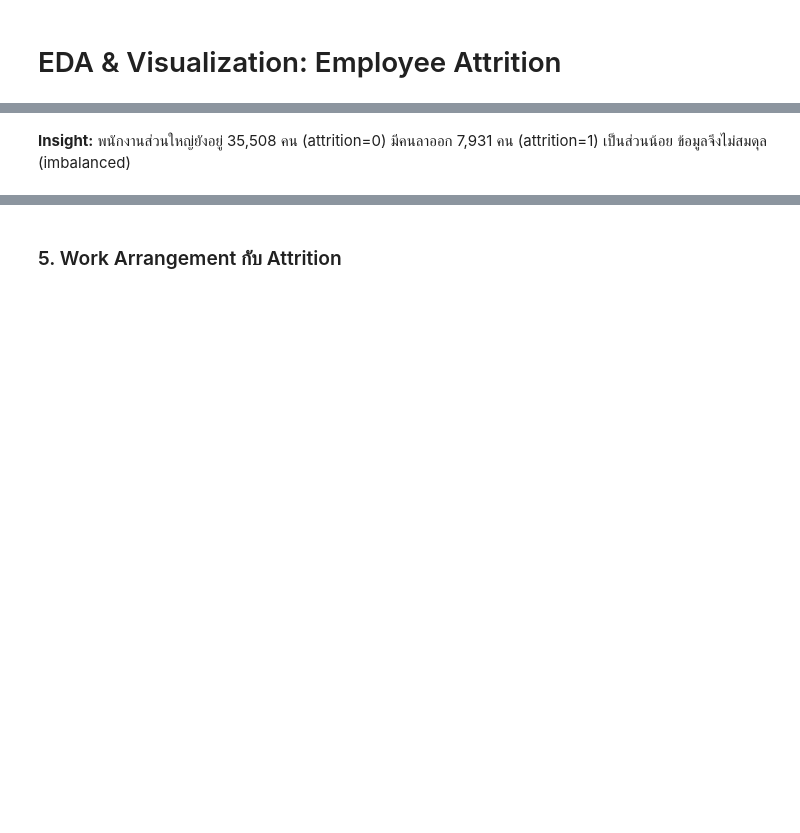
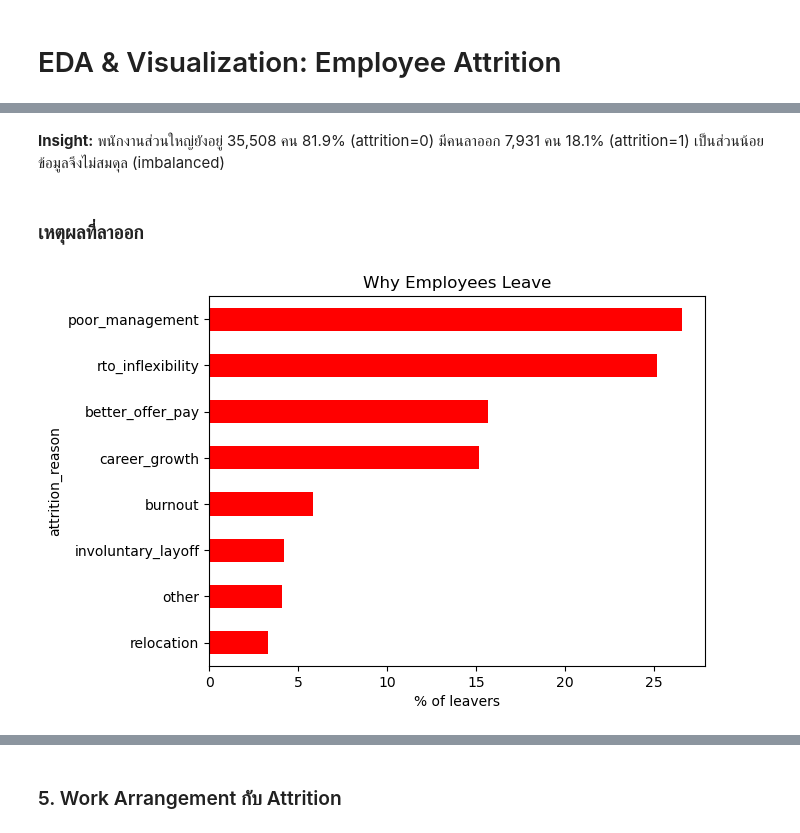
Before and after one commit to DDECHH/Employee-Attrition, a Jupyter notebook: notebooks/02_data_visualization.ipynb, the cells around one changed output, grey strips where cells are left out. Drawn from its saved outputs; the diff is of its cells as text; code cells hidden in the pictures; blank space fills up the shorter version.

```diff
--- a/notebooks/02_data_visualization.ipynb
+++ b/notebooks/02_data_visualization.ipynb
@@ -50,4 +81,14 @@ print(f"จำนวนพนักงานที่ลาออก {attr_count
 # %% [markdown]
-**Insight:** พนักงานส่วนใหญ่ยังอยู่ 35,508 คน (attrition=0)
-มีคนลาออก 7,931 คน (attrition=1)
+**Insight:** พนักงานส่วนใหญ่ยังอยู่ 35,508 คน  81.9% (attrition=0)
+มีคนลาออก 7,931 คน 18.1%  (attrition=1)
  เป็นส่วนน้อย ข้อมูลจึงไม่สมดุล (imbalanced)
+# %% [markdown]
+###  เหตุผลที่ลาออก
+# %%
+reason = df[df['attrition'] == 1]['attrition_reason'].value_counts(normalize=True) * 100
+reason.sort_values().plot(kind='barh', color='r')
+plt.xlabel('% of leavers')
+plt.title('Why Employees Leave')
+plt.show()
+# %% [output]
+[figure, added]
```
Also changed, not shown: parts of 33 cells of this notebook, 16 other files.
